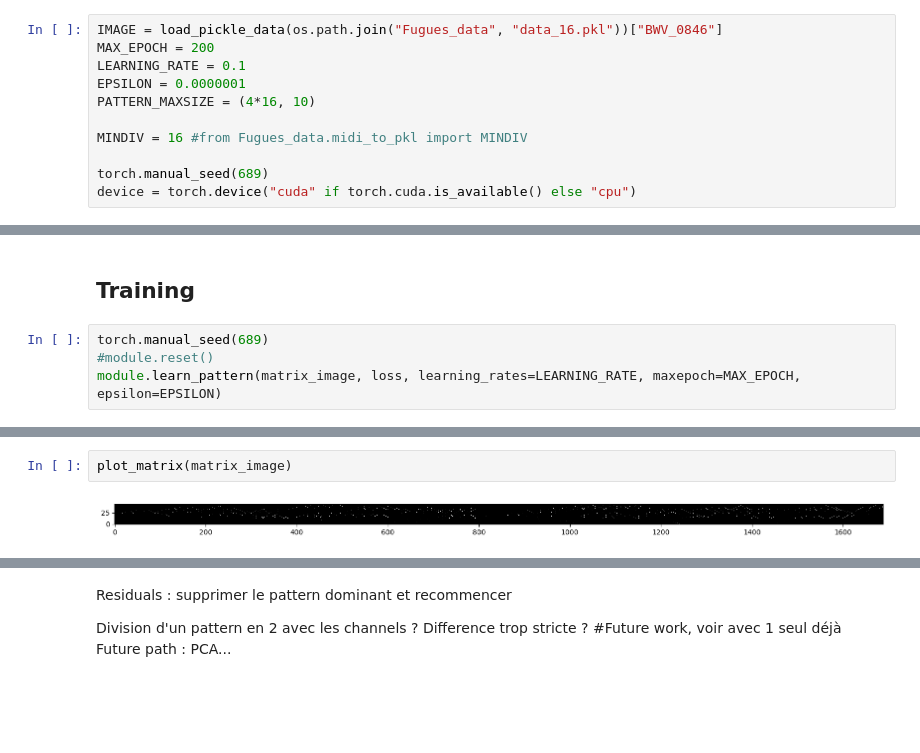
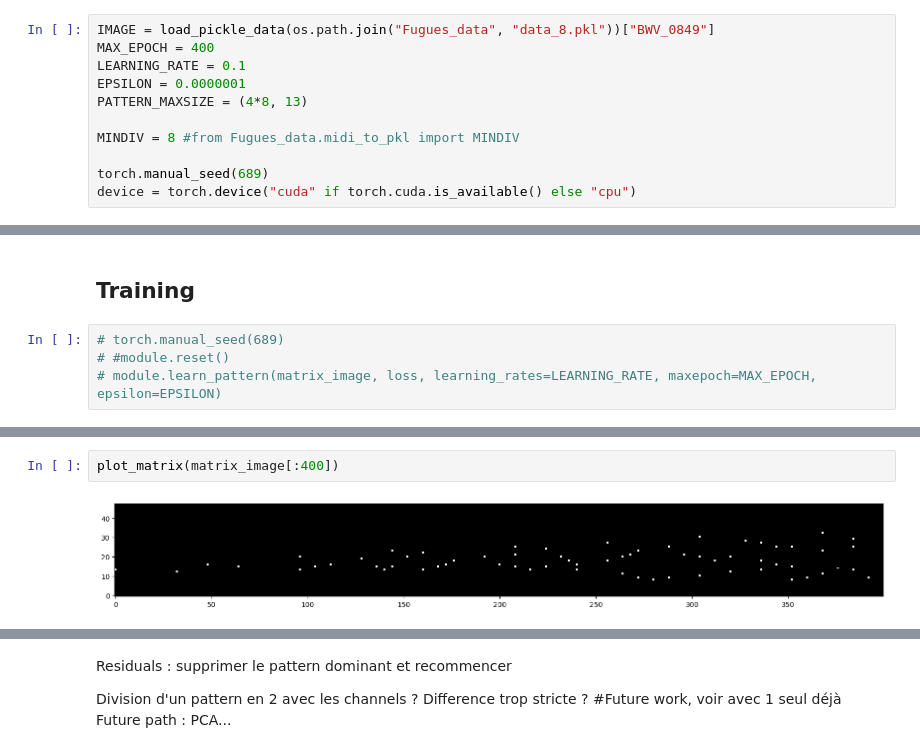
Before and after one commit to FRANCHI-Charles/MIDI-pattern-detection, a Jupyter notebook: simplepatternlearnertest.ipynb, the cells around one changed output, grey strips where cells are left out. Saved outputs shown, nothing was run; the diff lists cells and outputs as text; blank space fills up the shorter version.

```diff
--- a/simplepatternlearnertest.ipynb
+++ b/simplepatternlearnertest.ipynb
@@ -13,13 +13,13 @@ from ripdalib.variations.plot import plot_matrix, plot_correlation, plot_pattern
 # %% [markdown]
 ## Initiation
 # %%
-IMAGE = load_pickle_data(os.path.join("Fugues_data", "data_16.pkl"))["BWV_0846"]
-MAX_EPOCH = 200
+IMAGE = load_pickle_data(os.path.join("Fugues_data", "data_8.pkl"))["BWV_0849"]
+MAX_EPOCH = 400
 LEARNING_RATE = 0.1
 EPSILON = 0.0000001
-PATTERN_MAXSIZE = (4*16, 10)
+PATTERN_MAXSIZE = (4*8, 13)
 
-MINDIV = 16 #from Fugues_data.midi_to_pkl import MINDIV
+MINDIV = 8 #from Fugues_data.midi_to_pkl import MINDIV
 
 torch.manual_seed(689)
 device = torch.device("cuda" if torch.cuda.is_available() else "cpu")
@@ -31,6 +31,6 @@ loss = CorrelationLoss().square_regul(beta=5, smooth_function=3, mean_size=10)
 # %% [markdown]
 ## Training
 # %%
-torch.manual_seed(689)
-#module.reset()
-module.learn_pattern(matrix_image, loss, learning_rates=LEARNING_RATE, maxepoch=MAX_EPOCH, epsilon=EPSILON)
+# torch.manual_seed(689)
+# #module.reset()
+# module.learn_pattern(matrix_image, loss, learning_rates=LEARNING_RATE, maxepoch=MAX_EPOCH, epsilon=EPSILON)
@@ -77,7 +63,7 @@ tensor(63.9913)
 # %%
-plot_matrix(matrix_image)
+plot_matrix(matrix_image[:400])
 # %% [output]
-[figure, old version]
+[figure, new version]
 # %%
 plot_patterns_from_correlation(module.correlation(matrix_image), IMAGE, module.pattern.squeeze((0,1)) >0.5, threshold=0.4, quantization=MINDIV)
 # %% [output]
```
Also changed, not shown: parts of 10 cells of this notebook, 8 other files.
